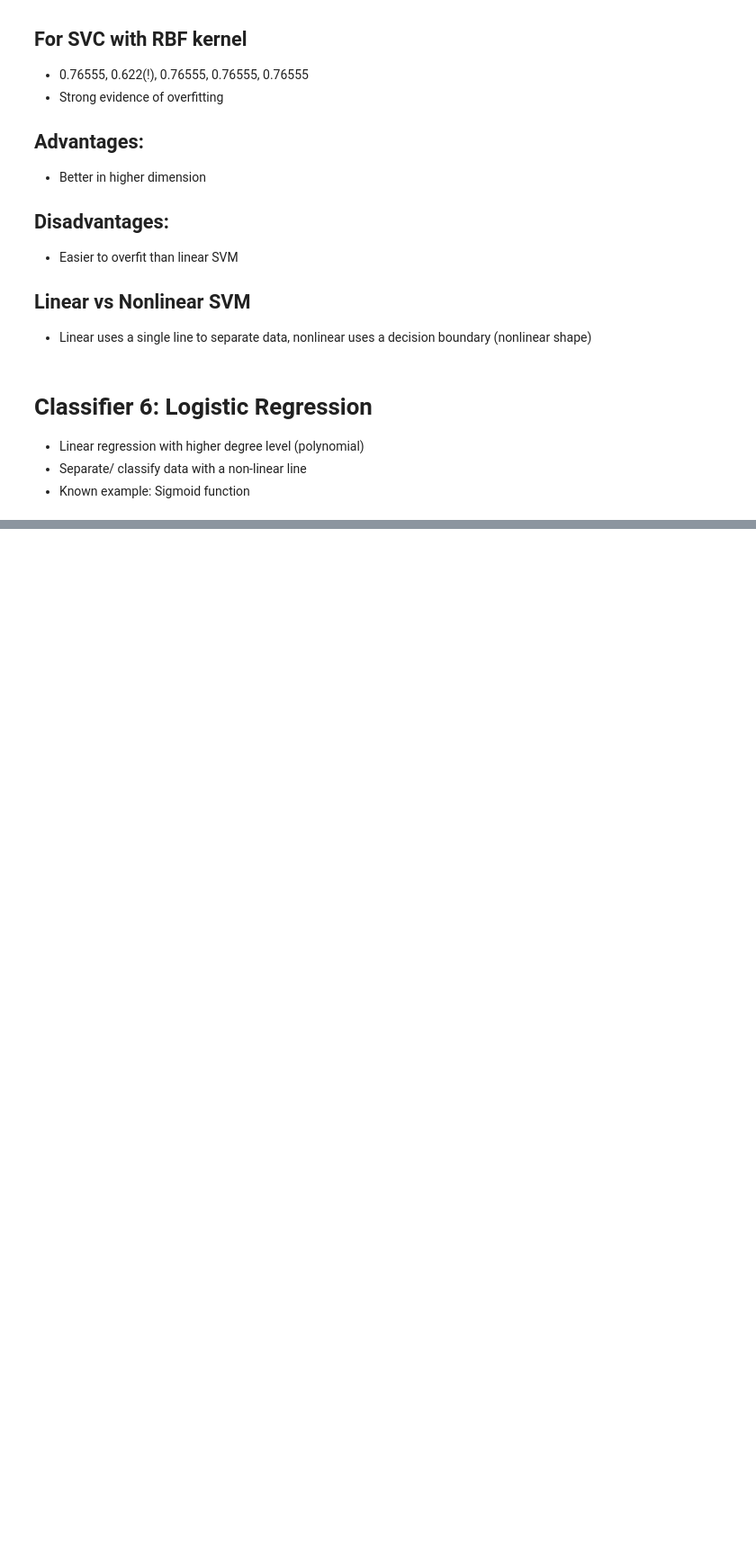
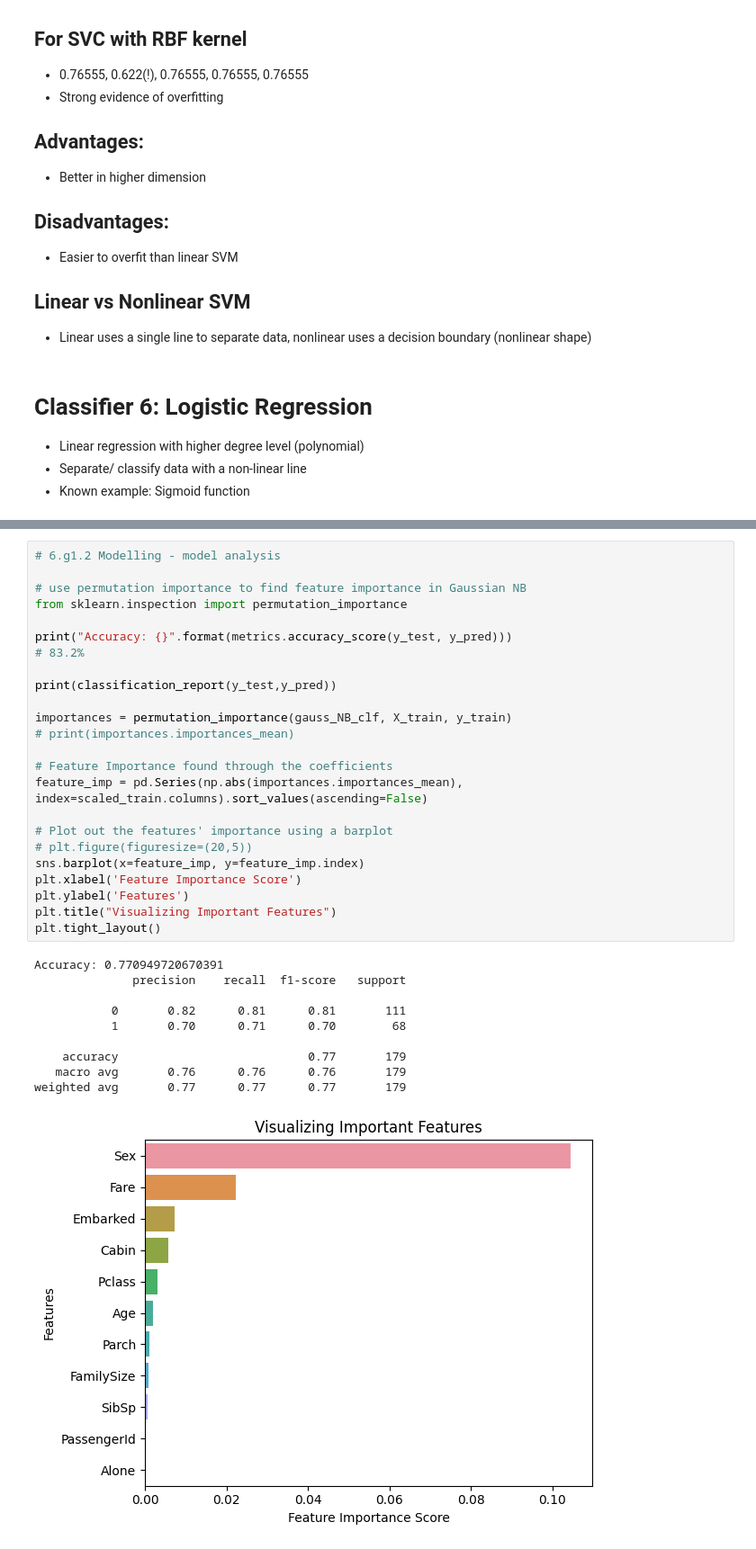
Before and after one commit to Alex-Mak-MCW/Titanic-Survival-Precictions-Project, a Jupyter notebook: KaggleTitanicProject.ipynb, the cells around one changed output, grey strips where cells are left out. Shown at 90% size. Cells and saved outputs as stored; diff of their text form; blank space fills up the shorter version.

Commit message:
GaussianNB Done

```diff
--- a/KaggleTitanicProject.ipynb
+++ b/KaggleTitanicProject.ipynb
@@ -1698,0 +1753,35 @@ Your submission was successfully saved!
+# %%
+# 6.g1.2 Modelling - model analysis
+
+# use permutation importance to find feature importance in Gaussian NB
+from sklearn.inspection import permutation_importance
+
+print("Accuracy: {}".format(metrics.accuracy_score(y_test, y_pred)))
+# 83.2%
+
+print(classification_report(y_test,y_pred))
+
+importances = permutation_importance(gauss_NB_clf, X_train, y_train)
+# print(importances.importances_mean)
+
+# Feature Importance found through the coefficients
+feature_imp = pd.Series(np.abs(importances.importances_mean), index=scaled_train.columns).sort_values(ascending=False)
+
+# Plot out the features' importance using a barplot
+# plt.figure(figuresize=(20,5))
+sns.barplot(x=feature_imp, y=feature_imp.index)
+plt.xlabel('Feature Importance Score')
+plt.ylabel('Features')
+plt.title("Visualizing Important Features")
+plt.tight_layout()
+# %% [output]
+Accuracy: 0.770949720670391
+              precision    recall  f1-score   support
+
+           0       0.82      0.81      0.81       111
+           1       0.70      0.71      0.70        68
+
+    accuracy                           0.77       179
+   macro avg       0.76      0.76      0.76       179
+weighted avg       0.77      0.77      0.77       179
+[figure, added]
```
Also changed, not shown: parts of 11 cells of this notebook, 1 other file.
